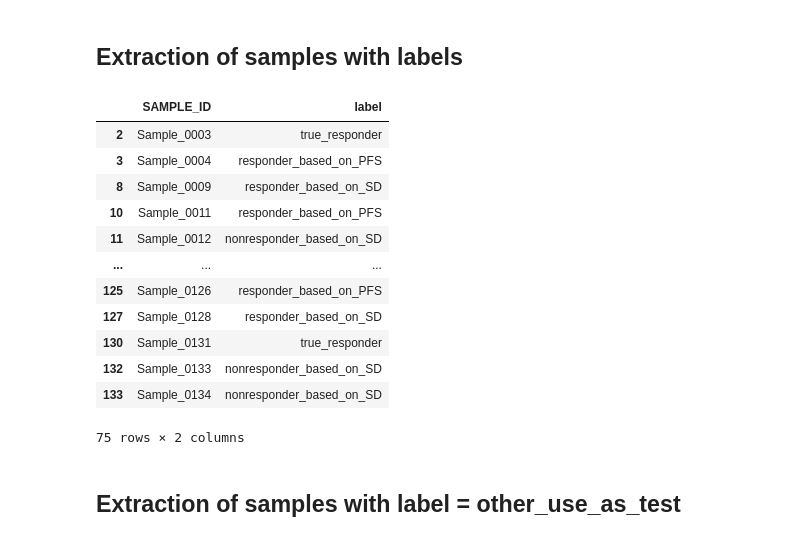
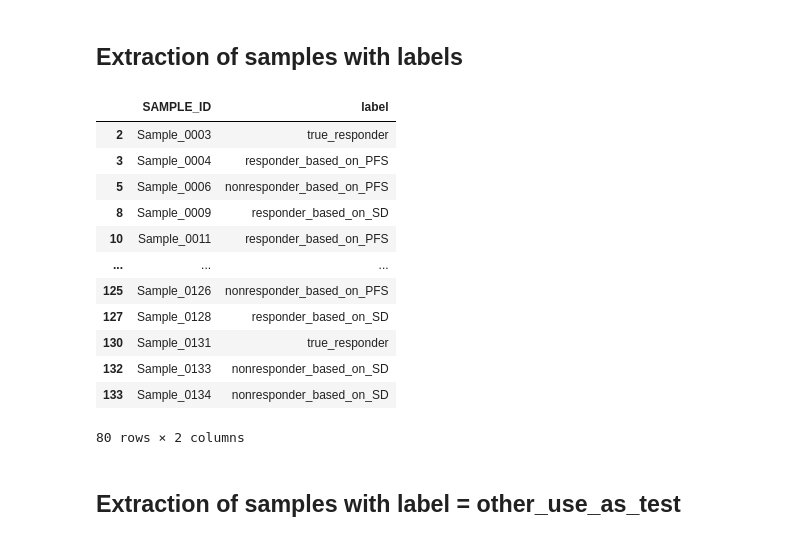
Before and after one commit to KlaudiaPacewicz/Final_project_Python_ed1_2023_2024_Warsaw_ALK, a Jupyter notebook: data_preprocessing/clinical_metadata_preprocessing/Repository1_clinical_metadata_preprocessing.ipynb, the cells around one changed output. Drawn from its saved outputs; the diff is of its cells as text; code cells hidden in the pictures.

```diff
--- a/data_preprocessing/clinical_metadata_preprocessing/Repository1_clinical_metadata_preprocessing.ipynb
+++ b/data_preprocessing/clinical_metadata_preprocessing/Repository1_clinical_metadata_preprocessing.ipynb
@@ -65,6 +65,7 @@ platinum_drugs = ['Carboplatin', 'Cisplatin', 'Oxaliplatin']
 
 def platinum_treatment(treatment):
     if isinstance(treatment, str):
+        treatment_list = treatment.split('/')
         if any(drug in treatment for drug in platinum_drugs):
             return 1
         else:
@@ -74,7 +75,7 @@ def platinum_treatment(treatment):
     else:
         return 0
 
-# Test ffor platinum_treatment function
+# Test for platinum_treatment function
 # x_test = 'Oxaliplatin'
 # result = platinum_treatment(x_test)
 # print(result)
@@ -147,7 +148,7 @@ r1
 # %%
 r1["stable_disease_period_days"] = pd.to_numeric(r1["stable_disease_period_days"], errors='coerce')
 
-r1["stable_disease_period_months"] = round(r1["stable_disease_period_days"] / 30.41)
+r1["stable_disease_period_months"] = (r1["stable_disease_period_days"] / 30.41)
 r1
 # %% [output]
 |  | SAMPLE_ID | biopsy_date | biopsy_year | birth_year | death_date | treatment_start_date | treatment | ... |
@@ -197,7 +198,7 @@ r1
 # %%
 r1["progression_free_survival_days"] = pd.to_numeric(r1["progression_free_survival_days"], errors='coerce')
 
-r1["progression_free_survival_months"] = round(r1["progression_free_survival_days"] / 30.41)
+r1["progression_free_survival_months"] = (r1["progression_free_survival_days"] / 30.41)
 r1
 # %% [output]
 |  | SAMPLE_ID | biopsy_date | biopsy_year | birth_year | death_date | treatment_start_date | treatment | ... |
@@ -285,23 +286,23 @@ r1.to_csv('Repository1_clinical_metadata_cleaned.csv')
 ## Extraction of samples with labels
 # %%
 r1_labels = r1[['SAMPLE_ID', 'label']]
-r1_labels = r1_labels[r1_labels['label'].isin(['true_responder', 'true_nonresponder','responder_based_on_SD', 'nonresponder_based_on_SD', 'responder_based_on_PFS', 'responder_based_on_PFS'])]
+r1_labels = r1_labels[r1_labels['label'].isin(['true_responder', 'true_nonresponder','responder_based_on_SD', 'nonresponder_based_on_SD', 'responder_based_on_PFS', 'nonresponder_based_on_PFS'])]
 r1_labels.to_csv('Repository1_samples_with_labels.csv')
 r1_labels
 # %% [output]
 |  | SAMPLE_ID | label |
 | 2 | Sample_0003 | true_responder |
 | 3 | Sample_0004 | responder_based_on_PFS |
+| 5 | Sample_0006 | nonresponder_based_on_PFS |
 | 8 | Sample_0009 | responder_based_on_SD |
 | 10 | Sample_0011 | responder_based_on_PFS |
-| 11 | Sample_0012 | nonresponder_based_on_SD |
 | ... | ... | ... |
-| 125 | Sample_0126 | responder_based_on_PFS |
+| 125 | Sample_0126 | nonresponder_based_on_PFS |
 | 127 | Sample_0128 | responder_based_on_SD |
 | 130 | Sample_0131 | true_responder |
 | 132 | Sample_0133 | nonresponder_based_on_SD |
 | 133 | Sample_0134 | nonresponder_based_on_SD |
-75 rows × 2 columns
+80 rows × 2 columns
 # %% [markdown]
 ## Extraction of samples with label = other_use_as_test
 # %%
```
Also changed, not shown: parts of 1 cell of this notebook, 5 other files.
